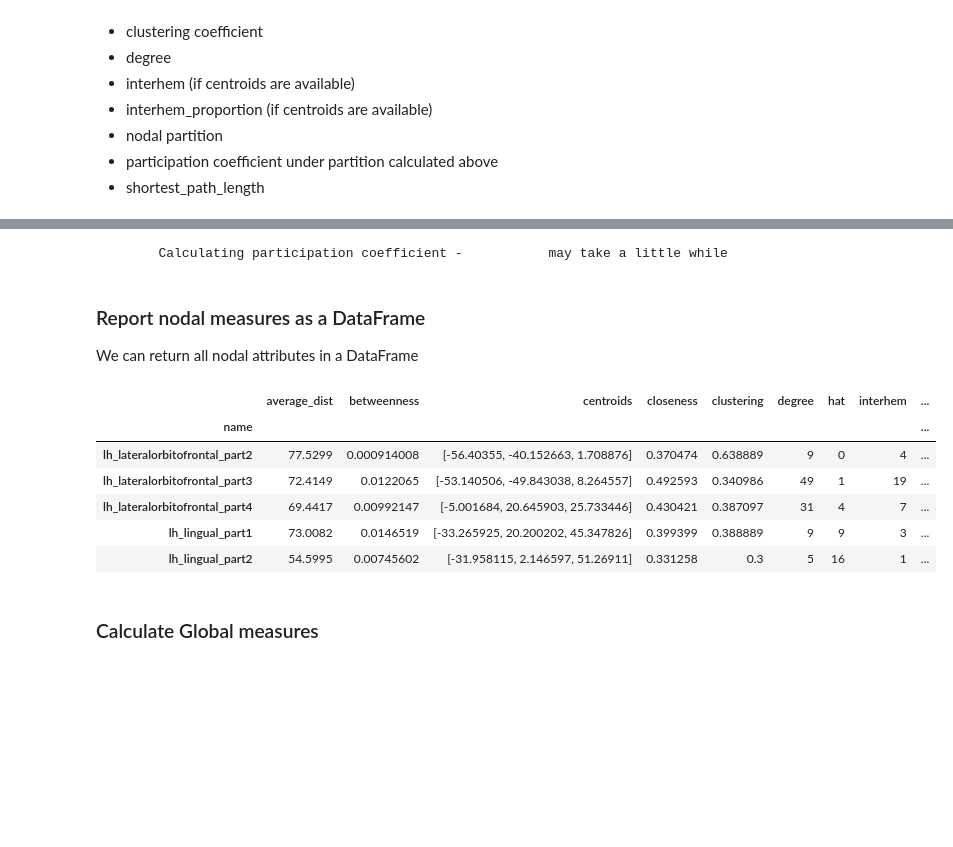
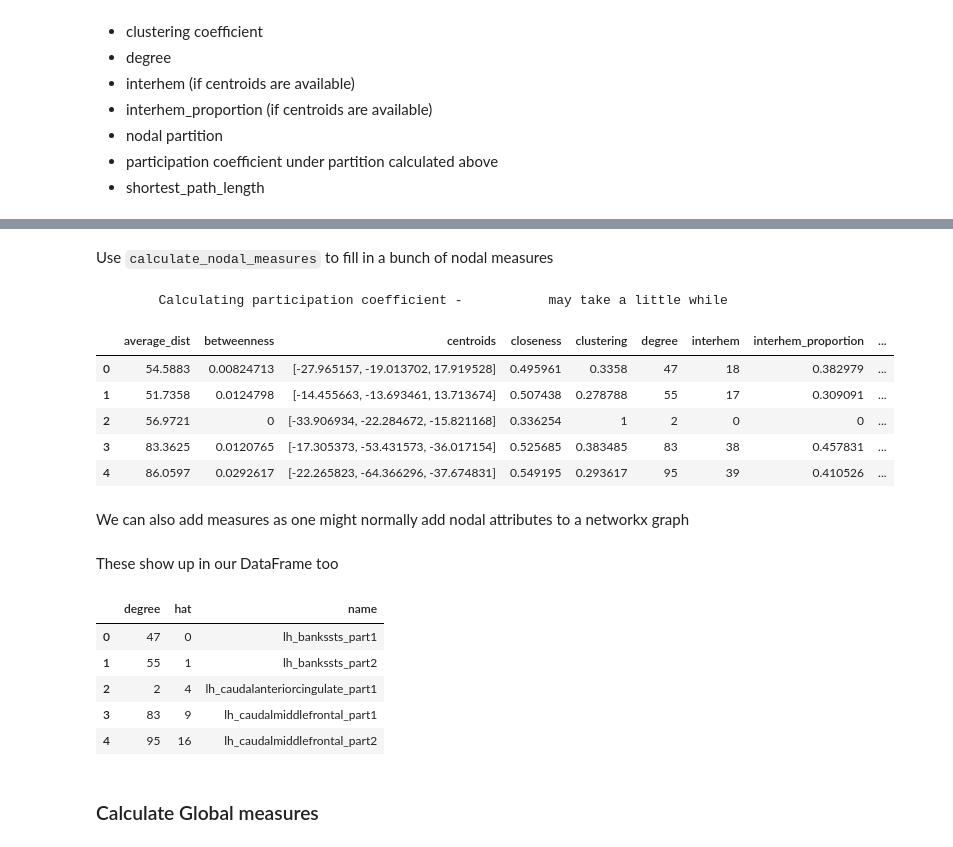
Before and after one commit to WhitakerLab/scona, a Jupyter notebook: tutorials/tutorial.ipynb, the cells around one changed output, grey strips where cells are left out. Drawn from its saved outputs; the diff is of its cells as text; code cells hidden in the pictures; blank space fills up the shorter version.

Commit message:
add to nodal measures explantaion

```diff
--- a/tutorials/tutorial.ipynb
+++ b/tutorials/tutorial.ipynb
@@ -100,23 +89,33 @@ H.export_nodal_measures.head()
+# %% [markdown]
+Use `calculate_nodal_measures` to fill in a bunch of nodal measures
 # %%
 H.calculate_nodal_measures()
 # %% [output]
         Calculating participation coefficient -           may take a little while
+# %%
+H.export_nodal_measures().head()
+# %% [output]
+|  | average_dist | betweenness | centroids | closeness | clustering | degree | interhem | interhem_proportion | ... |
+| 0 | 54.5883 | 0.00824713 | [-27.965157, -19.013702, 17.919528] | 0.495961 | 0.3358 | 47 | 18 | 0.382979 | ... |
+| 1 | 51.7358 | 0.0124798 | [-14.455663, -13.693461, 13.713674] | 0.507438 | 0.278788 | 55 | 17 | 0.309091 | ... |
+| 2 | 56.9721 | 0 | [-33.906934, -22.284672, -15.821168] | 0.336254 | 1 | 2 | 0 | 0 | ... |
+| 3 | 83.3625 | 0.0120765 | [-17.305373, -53.431573, -36.017154] | 0.525685 | 0.383485 | 83 | 38 | 0.457831 | ... |
+| 4 | 86.0597 | 0.0292617 | [-22.265823, -64.366296, -37.674831] | 0.549195 | 0.293617 | 95 | 39 | 0.410526 | ... |
+# %% [markdown]
+We can also add measures as one might normally add nodal attributes to a networkx graph
 # %%
 nx.set_node_attributes(H, name="hat", values={x: x**2 for x in H.nodes})
-# %% [markdown]
-### Report nodal measures as a DataFrame
-
-We can return all nodal attributes in a DataFrame
+# %% [markdown]
+These show up in our DataFrame too
 # %%
-H.export_nodal_measures().head()
+H.export_nodal_measures(columns=['name', 'degree', 'hat']).head()
 # %% [output]
-|  | average_dist | betweenness | centroids | closeness | clustering | degree | hat | interhem | ... |
-| name |  |  |  |  |  |  |  |  | ... |
-| lh_lateralorbitofrontal_part2 | 77.5299 | 0.000914008 | [-56.40355, -40.152663, 1.708876] | 0.370474 | 0.638889 | 9 | 0 | 4 | ... |
-| lh_lateralorbitofrontal_part3 | 72.4149 | 0.0122065 | [-53.140506, -49.843038, 8.264557] | 0.492593 | 0.340986 | 49 | 1 | 19 | ... |
-| lh_lateralorbitofrontal_part4 | 69.4417 | 0.00992147 | [-5.001684, 20.645903, 25.733446] | 0.430421 | 0.387097 | 31 | 4 | 7 | ... |
-| lh_lingual_part1 | 73.0082 | 0.0146519 | [-33.265925, 20.200202, 45.347826] | 0.399399 | 0.388889 | 9 | 9 | 3 | ... |
-| lh_lingual_part2 | 54.5995 | 0.00745602 | [-31.958115, 2.146597, 51.26911] | 0.331258 | 0.3 | 5 | 16 | 1 | ... |
+|  | degree | hat | name |
+| 0 | 47 | 0 | lh_bankssts_part1 |
+| 1 | 55 | 1 | lh_bankssts_part2 |
+| 2 | 2 | 4 | lh_caudalanteriorcingulate_part1 |
+| 3 | 83 | 9 | lh_caudalmiddlefrontal_part1 |
+| 4 | 95 | 16 | lh_caudalmiddlefrontal_part2 |
 # %% [markdown]
 ### Calculate Global measures
 # %%
```
Also changed, not shown: parts of 13 cells of this notebook.
